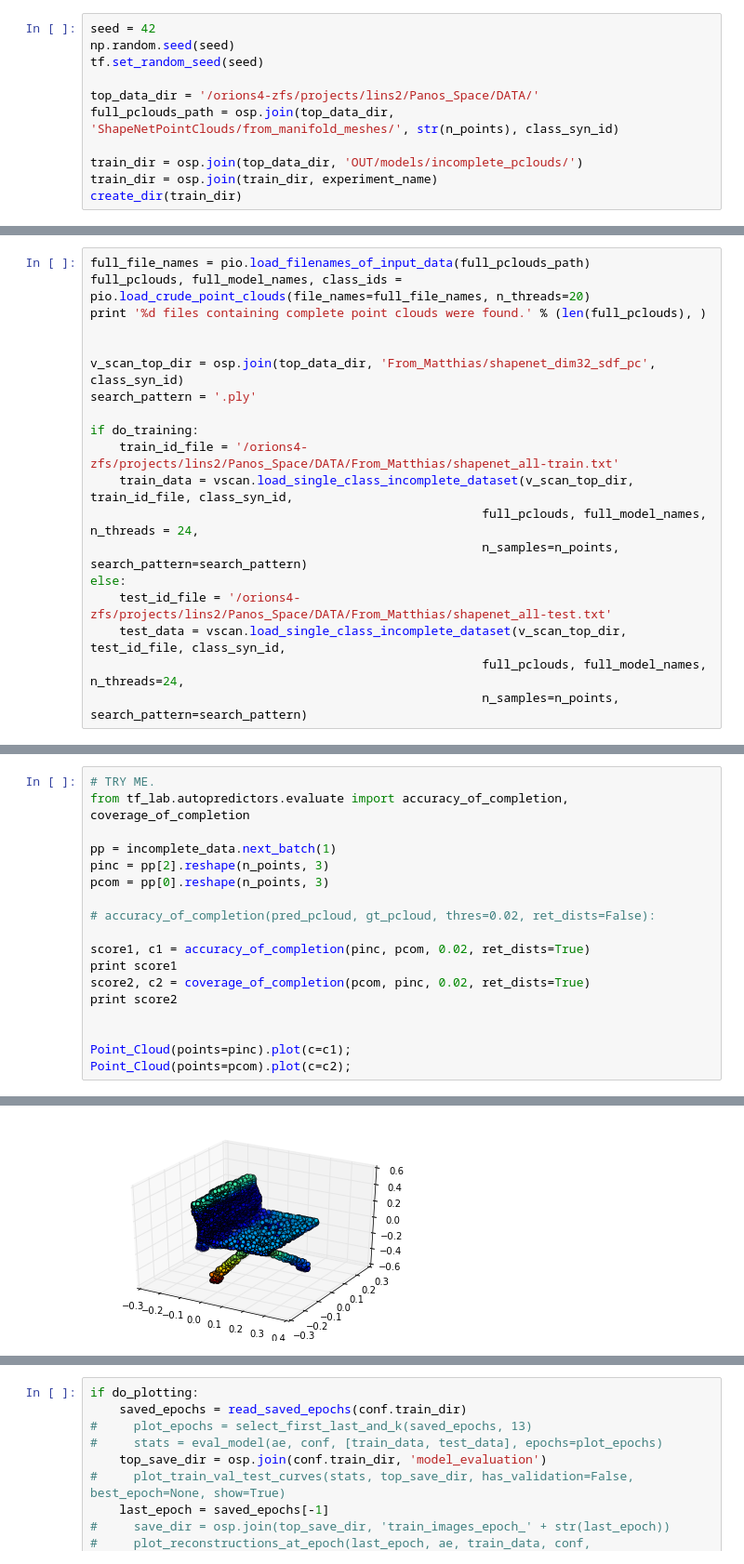
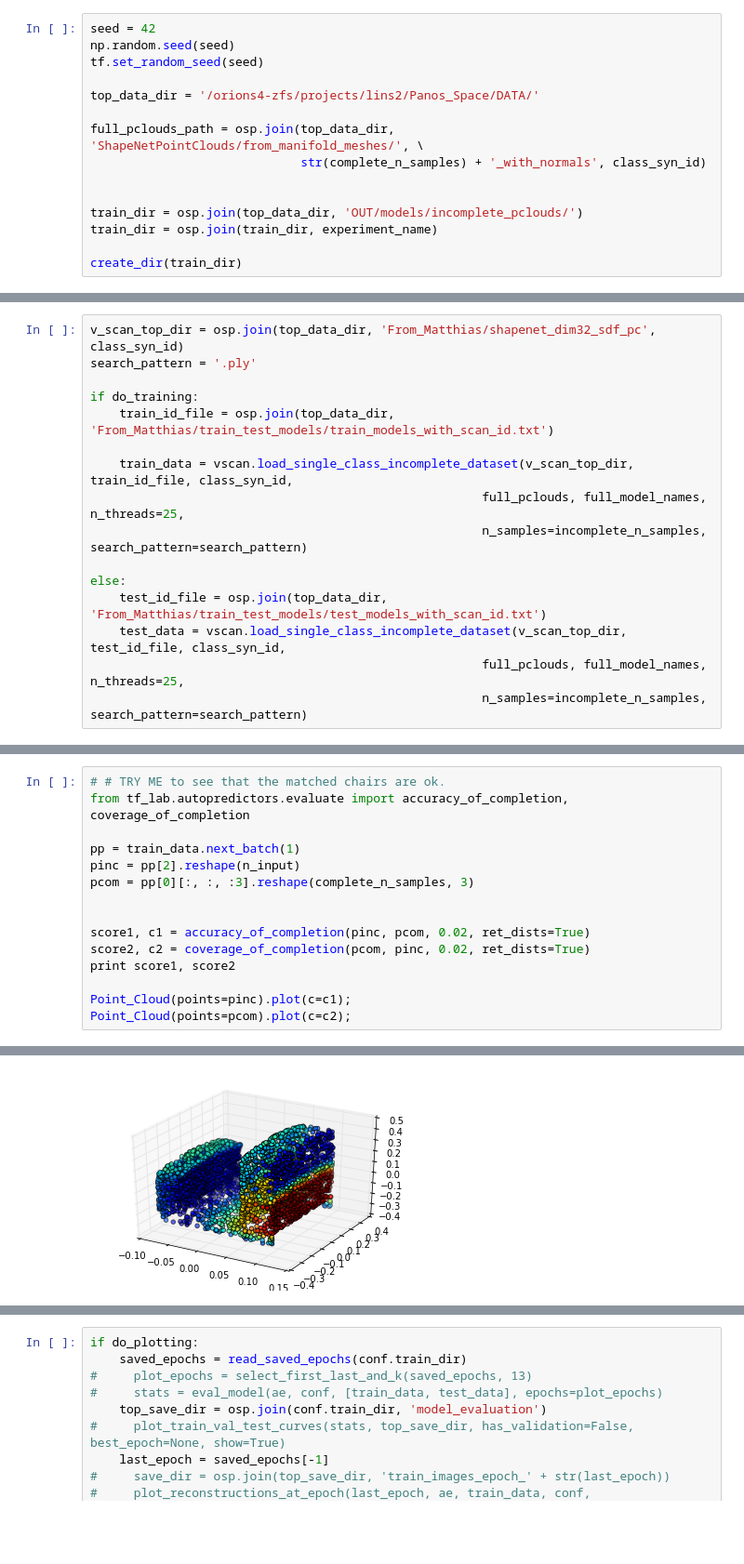
Before and after one commit to optas/tf_lab, a Jupyter notebook: notebooks/panos/vscan_emd_4096.ipynb, the cells around one changed output, grey strips where cells are left out. Shown at 93% size. Drawn from its saved outputs; the diff is of its cells as text; blank space fills up the shorter version.

```diff
--- a/notebooks/panos/vscan_emd_4096.ipynb
+++ b/notebooks/panos/vscan_emd_4096.ipynb
@@ -53,9 +71,13 @@ np.random.seed(seed)
 tf.set_random_seed(seed)
 
 top_data_dir = '/orions4-zfs/projects/lins2/Panos_Space/DATA/'
-full_pclouds_path = osp.join(top_data_dir, 'ShapeNetPointClouds/from_manifold_meshes/', str(n_points), class_syn_id)
+
+full_pclouds_path = osp.join(top_data_dir, 'ShapeNetPointClouds/from_manifold_meshes/', \
+                             str(complete_n_samples) + '_with_normals', class_syn_id)
+
 
 train_dir = osp.join(top_data_dir, 'OUT/models/incomplete_pclouds/')
 train_dir = osp.join(train_dir, experiment_name)
+
 create_dir(train_dir)
 # %% [output]
@@ -63,20 +105,17 @@ create_dir(train_dir)
 # %%
-full_file_names = pio.load_filenames_of_input_data(full_pclouds_path)
-full_pclouds, full_model_names, class_ids = pio.load_crude_point_clouds(file_names=full_file_names, n_threads=20)
-print '%d files containing complete point clouds were found.' % (len(full_pclouds), )
-
-
 v_scan_top_dir = osp.join(top_data_dir, 'From_Matthias/shapenet_dim32_sdf_pc', class_syn_id)
 search_pattern = '.ply'
 
 if do_training:
-    train_id_file = '/orions4-zfs/projects/lins2/Panos_Space/DATA/From_Matthias/shapenet_all-train.txt'
+    train_id_file = osp.join(top_data_dir, 'From_Matthias/train_test_models/train_models_with_scan_id.txt')
+
     train_data = vscan.load_single_class_incomplete_dataset(v_scan_top_dir, train_id_file, class_syn_id,
-                                                      full_pclouds, full_model_names, n_threads = 24,
-                                                      n_samples=n_points, search_pattern=search_pattern)
+                                                      full_pclouds, full_model_names, n_threads=25,
+                                                      n_samples=incomplete_n_samples, search_pattern=search_pattern)
+
 else:
-    test_id_file = '/orions4-zfs/projects/lins2/Panos_Space/DATA/From_Matthias/shapenet_all-test.txt'
+    test_id_file = osp.join(top_data_dir, 'From_Matthias/train_test_models/test_models_with_scan_id.txt')
     test_data = vscan.load_single_class_incomplete_dataset(v_scan_top_dir, test_id_file, class_syn_id,
-                                                      full_pclouds, full_model_names, n_threads=24,
-                                                      n_samples=n_points, search_pattern=search_pattern)
+                                                      full_pclouds, full_model_names, n_threads=25,
+                                                      n_samples=incomplete_n_samples, search_pattern=search_pattern)
 # %% [output]
@@ -85,18 +123,15 @@ else:
 # %%
-# TRY ME.
+# # TRY ME to see that the matched chairs are ok.
 from tf_lab.autopredictors.evaluate import accuracy_of_completion, coverage_of_completion
 
-pp = incomplete_data.next_batch(1)
-pinc = pp[2].reshape(n_points, 3)
-pcom = pp[0].reshape(n_points, 3)
+pp = train_data.next_batch(1)
+pinc = pp[2].reshape(n_input)
+pcom = pp[0][:, :, :3].reshape(complete_n_samples, 3)
 
-# accuracy_of_completion(pred_pcloud, gt_pcloud, thres=0.02, ret_dists=False):
 
 score1, c1 = accuracy_of_completion(pinc, pcom, 0.02, ret_dists=True)
-print score1
 score2, c2 = coverage_of_completion(pcom, pinc, 0.02, ret_dists=True)
-print score2
-
+print score1, score2
 
 Point_Cloud(points=pinc).plot(c=c1);
 Point_Cloud(points=pcom).plot(c=c2);
@@ -107,2 +141,2 @@ Point_Cloud(points=pcom).plot(c=c2);
-[figure, old version]
+[figure, new version]
 # %%
```
Also changed, not shown: parts of 10 cells of this notebook.
